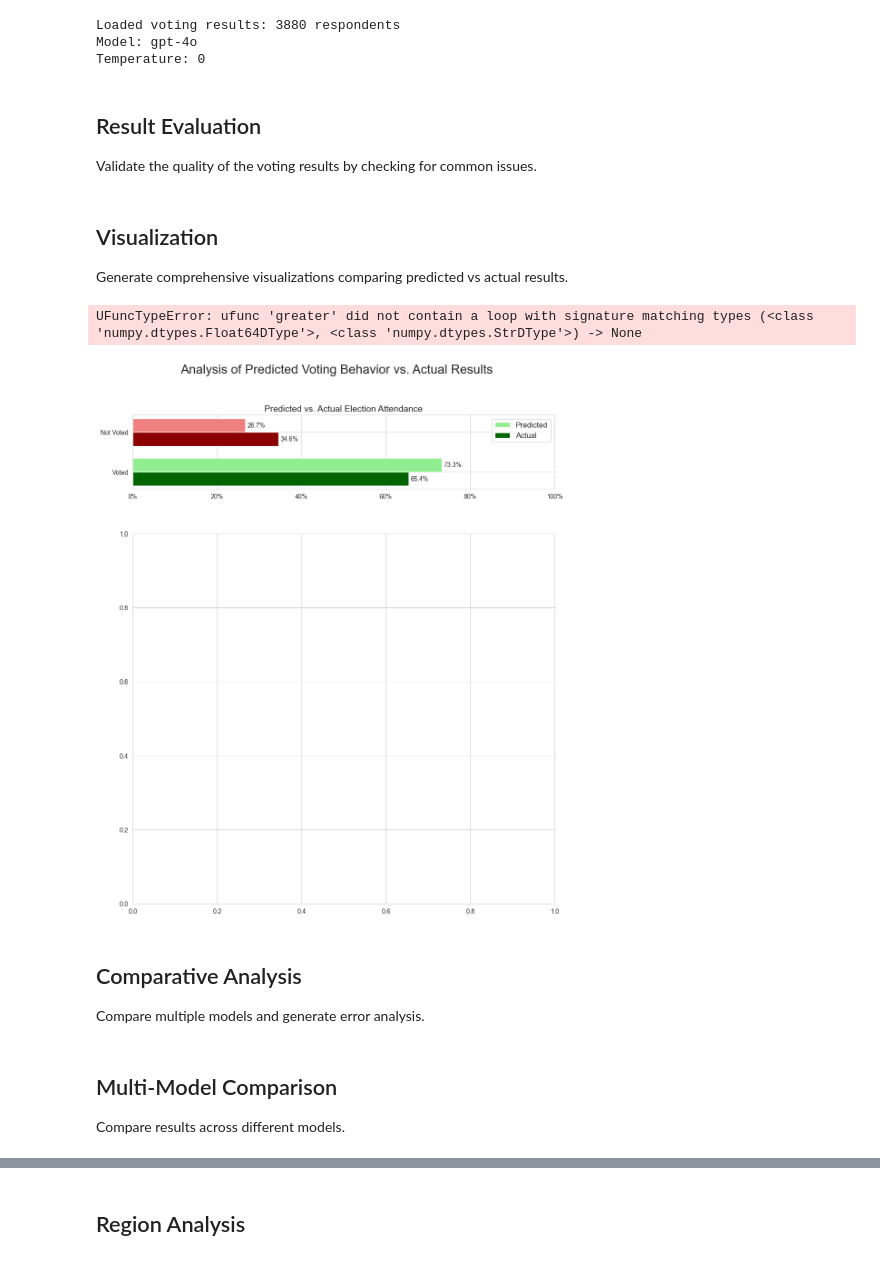
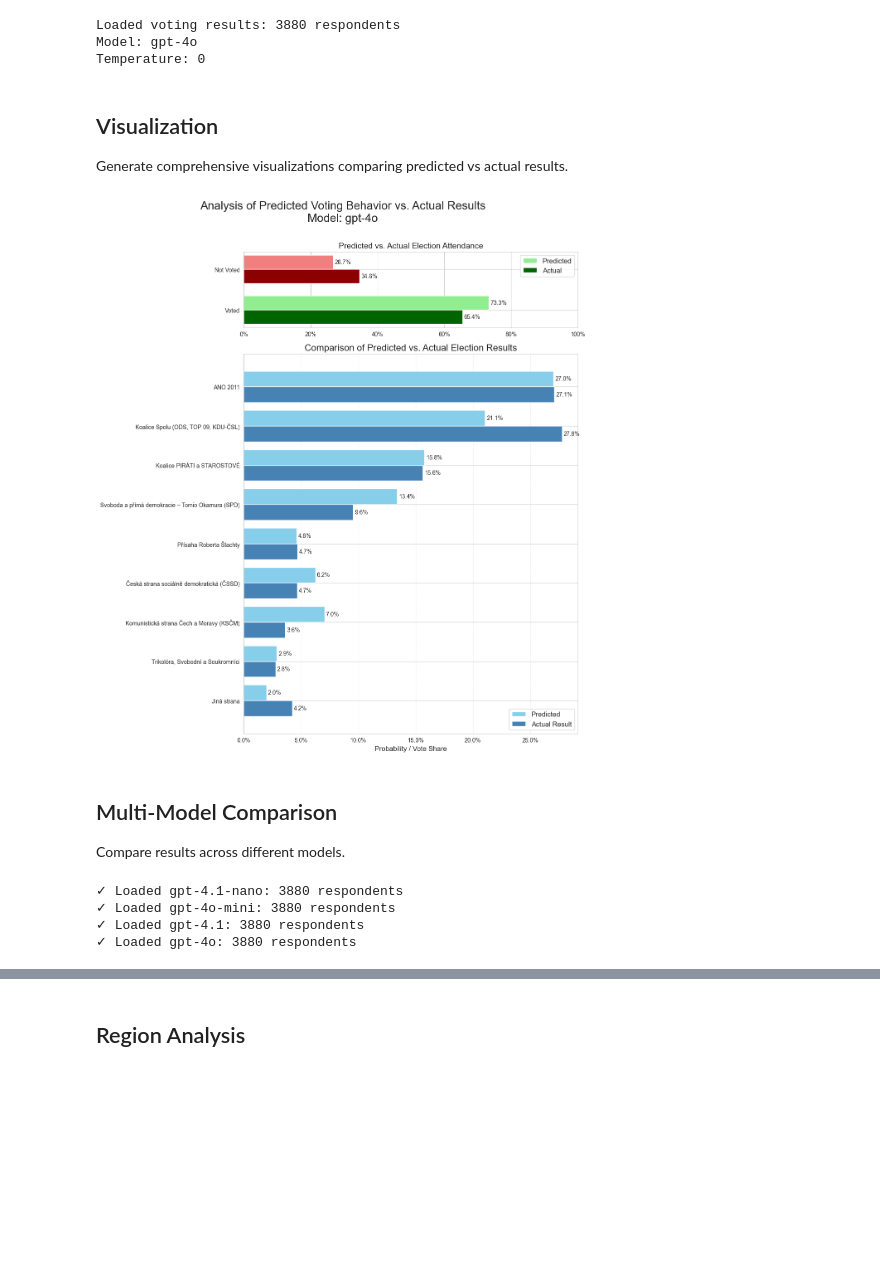
Before and after one commit to 11NIKTO11/Panel_LLM, a Jupyter notebook: Result_analysis.ipynb, the cells around one changed output, grey strips where cells are left out. Saved outputs shown, nothing was run; the diff lists cells and outputs as text; code cells hidden in the pictures; blank space fills up the shorter version.

```diff
--- a/Result_analysis.ipynb
+++ b/Result_analysis.ipynb
@@ -54,19 +53,12 @@ Name: 0, dtype: object
 # %%
 # Load voting results from saved files
 # Modify the model name and file path as needed
-model = "gpt-4o"
-
-# Load results
-voting_results = pd.read_csv(f"results/voting_results_n=3880_t={temperature}_{model}.csv")
+MODEL = "gpt-4o"
+voting_results = pd.read_csv(f"results/voting_results_n=3880_t=0_{MODEL}.csv")
 
 print(f"Loaded voting results: {len(voting_results)} respondents")
-print(f"Model: {model}")
-print(f"Temperature: {temperature}")
+print(f"Model: {MODEL}")
 # %% [output]
 Loaded voting results: 3880 respondents
 Model: gpt-4o
 Temperature: 0
-# %% [markdown]
-## Result Evaluation
-
-Validate the quality of the voting results by checking for common issues.
@@ -114,19 +68,12 @@ else:
 Generate comprehensive visualizations comparing predicted vs actual results.
 # %%
 # Generate aggregated results and visualizations
-predicted_series = Visualization_Utils.aggregate_columns(voting_results, True)
-
-# Visualize the results
-fig = Visualization_Utils.visualize_comprehensive_results(
-    predicted_series,
-    actual_results,
-    model_name=None,
-    actual_is_claimed=False
+predicted_results = Data_Utils.aggregate_results_from_df(voting_results)
+_ = Visualization_Utils.visualize_comprehensive_results(
+    predicted_results,
+    actual_results_country,
+    Data_Utils.PARTY_COLUMNS_2021,
+    model_name=MODEL, actual_is_claimed=False
 )
 # %% [output]
-UFuncTypeError: ufunc 'greater' did not contain a loop with signature matching types (<class 'numpy.dtypes.Float64DType'>, <class 'numpy.dtypes.StrDType'>) -> None
-[figure, old version]
+[figure, new version]
-# %% [markdown]
-## Comparative Analysis
-
-Compare multiple models and generate error analysis.
@@ -165,17 +94,16 @@ model_names = [
 voting_results_list = []
 for model_name in model_names:
     try:
-        file_suffix = "_(uncertain_ID)" if model_name != "gpt-4o" else ""
-        results = Save_Utils.load_results_from_json(
-            f"results/voting_results_n=3880_t=0_{model_name}{"_(uncertain_ID)" if model_name!="gpt-4o" else ""}.json",
-            VotingResult.VotingResult
-        )
-        voting_results_list.append(results)
-        print(f"✓ Loaded {model_name}: {len(results)} respondents")
+        voting_results_df = pd.read_csv(f"results/voting_results_n=3880_t=0_{model_name}.csv", index_col=0)
+        voting_results_list.append(voting_results_df)
+        print(f"✓ Loaded {model_name}: {len(voting_results_df)} respondents")
     except FileNotFoundError:
         print(f"✗ File not found for {model_name}")
         voting_results_list.append({})
-
-print(f"\nSuccessfully loaded {len([r for r in voting_results_list if r])} model results.")
+# %% [output]
+✓ Loaded gpt-4.1-nano: 3880 respondents
+✓ Loaded gpt-4o-mini: 3880 respondents
+✓ Loaded gpt-4.1: 3880 respondents
+✓ Loaded gpt-4o: 3880 respondents
 # %%
 # Generate and save comparison graphs
```
Also changed, not shown: parts of 10 cells of this notebook, 7 other files.
